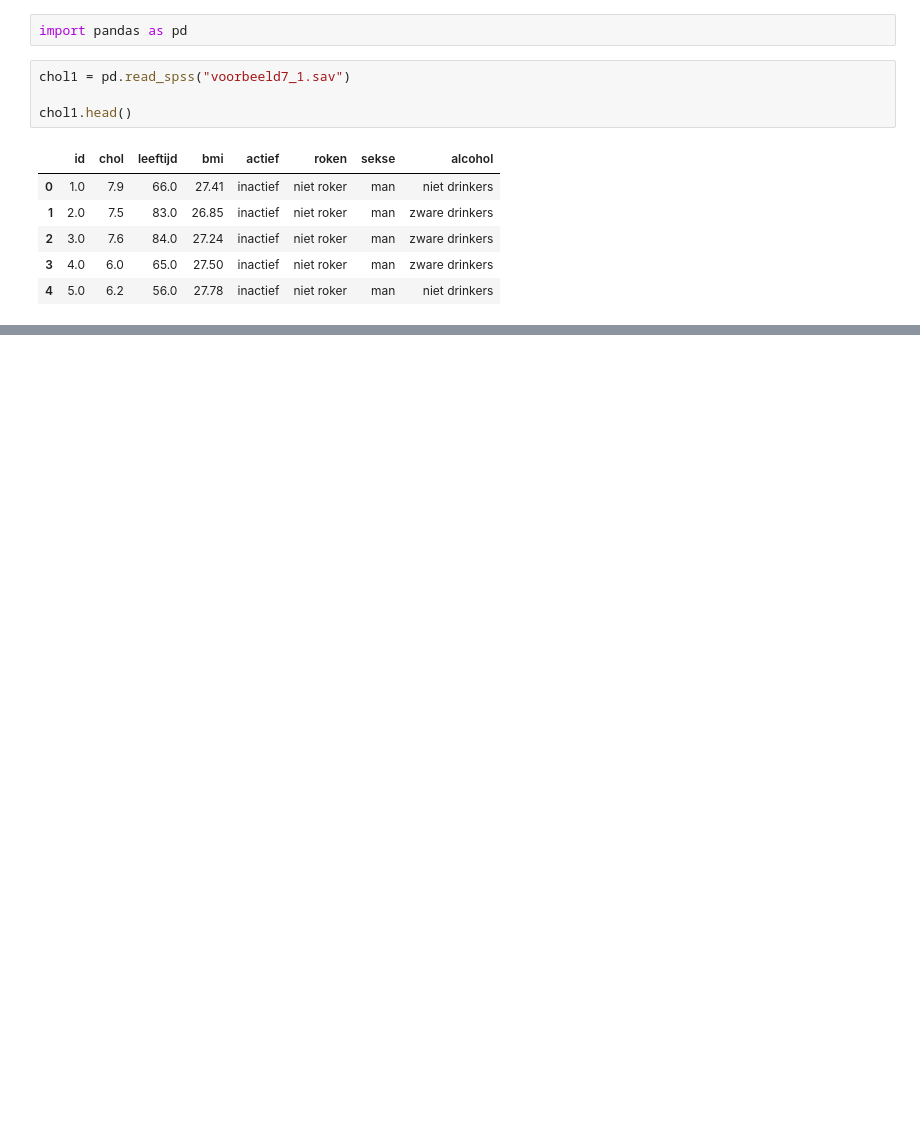
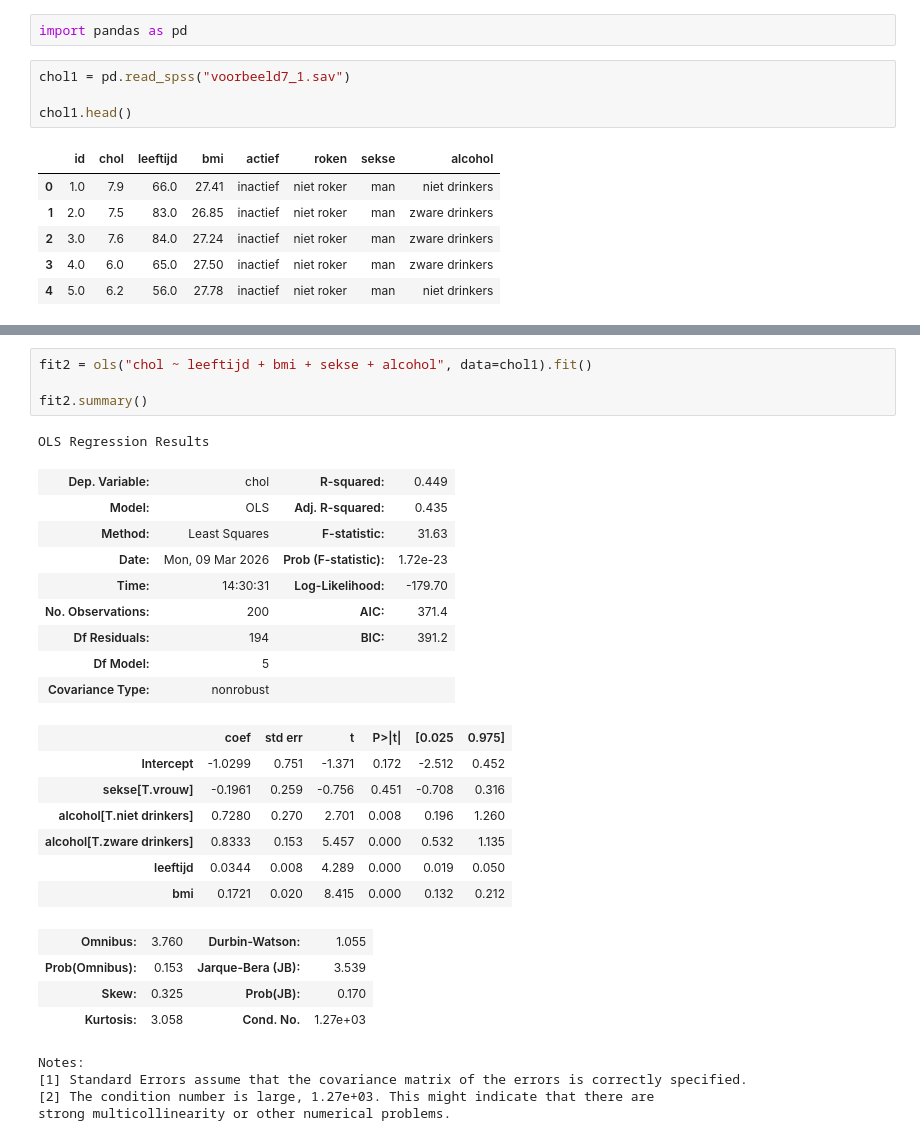
Before and after one commit to TimWijma/ds-dm-assignments, a Jupyter notebook: six.ipynb, the cells around one changed output, grey strips where cells are left out. Drawn from its saved outputs; the diff is of its cells as text; blank space fills up the shorter version.

```diff
--- a/six.ipynb
+++ b/six.ipynb
@@ -13,0 +47,30 @@ chol1.head()
+# %%
+fit2 = ols("chol ~ leeftijd + bmi + sekse + alcohol", data=chol1).fit()
+
+fit2.summary()
+# %% [output]
+OLS Regression Results
+| Dep. Variable: | chol | R-squared: | 0.449 |
+| Model: | OLS | Adj. R-squared: | 0.435 |
+| Method: | Least Squares | F-statistic: | 31.63 |
+| Date: | Mon, 09 Mar 2026 | Prob (F-statistic): | 1.72e-23 |
+| Time: | 14:30:31 | Log-Likelihood: | -179.70 |
+| No. Observations: | 200 | AIC: | 371.4 |
+| Df Residuals: | 194 | BIC: | 391.2 |
+| Df Model: | 5 |  |  |
+| Covariance Type: | nonrobust |  |  |
+|  | coef | std err | t | P>|t| | [0.025 | 0.975] |
+| Intercept | -1.0299 | 0.751 | -1.371 | 0.172 | -2.512 | 0.452 |
+| sekse[T.vrouw] | -0.1961 | 0.259 | -0.756 | 0.451 | -0.708 | 0.316 |
+| alcohol[T.niet drinkers] | 0.7280 | 0.270 | 2.701 | 0.008 | 0.196 | 1.260 |
+| alcohol[T.zware drinkers] | 0.8333 | 0.153 | 5.457 | 0.000 | 0.532 | 1.135 |
+| leeftijd | 0.0344 | 0.008 | 4.289 | 0.000 | 0.019 | 0.050 |
+| bmi | 0.1721 | 0.020 | 8.415 | 0.000 | 0.132 | 0.212 |
+| Omnibus: | 3.760 | Durbin-Watson: | 1.055 |
+| Prob(Omnibus): | 0.153 | Jarque-Bera (JB): | 3.539 |
+| Skew: | 0.325 | Prob(JB): | 0.170 |
+| Kurtosis: | 3.058 | Cond. No. | 1.27e+03 |
+Notes:
+[1] Standard Errors assume that the covariance matrix of the errors is correctly specified.
+[2] The condition number is large, 1.27e+03. This might indicate that there are
+strong multicollinearity or other numerical problems.
```
Also changed, not shown: parts of 4 cells of this notebook, 1 other file.
